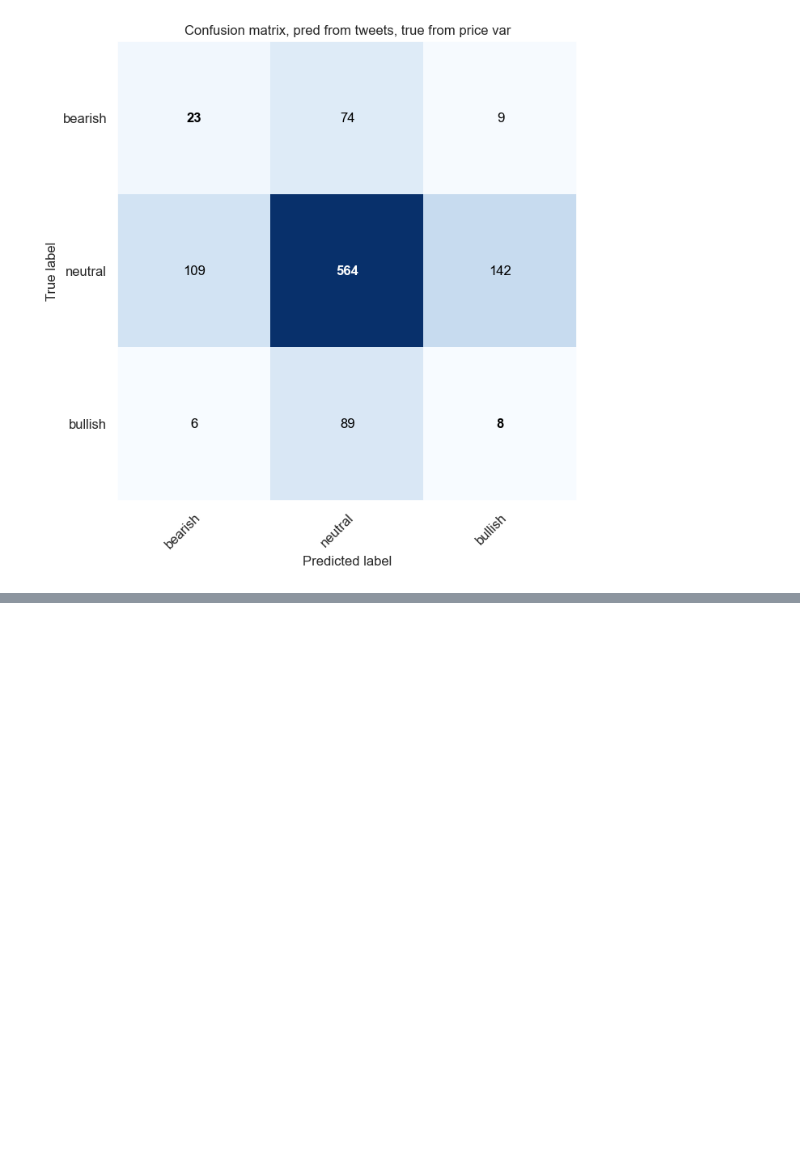
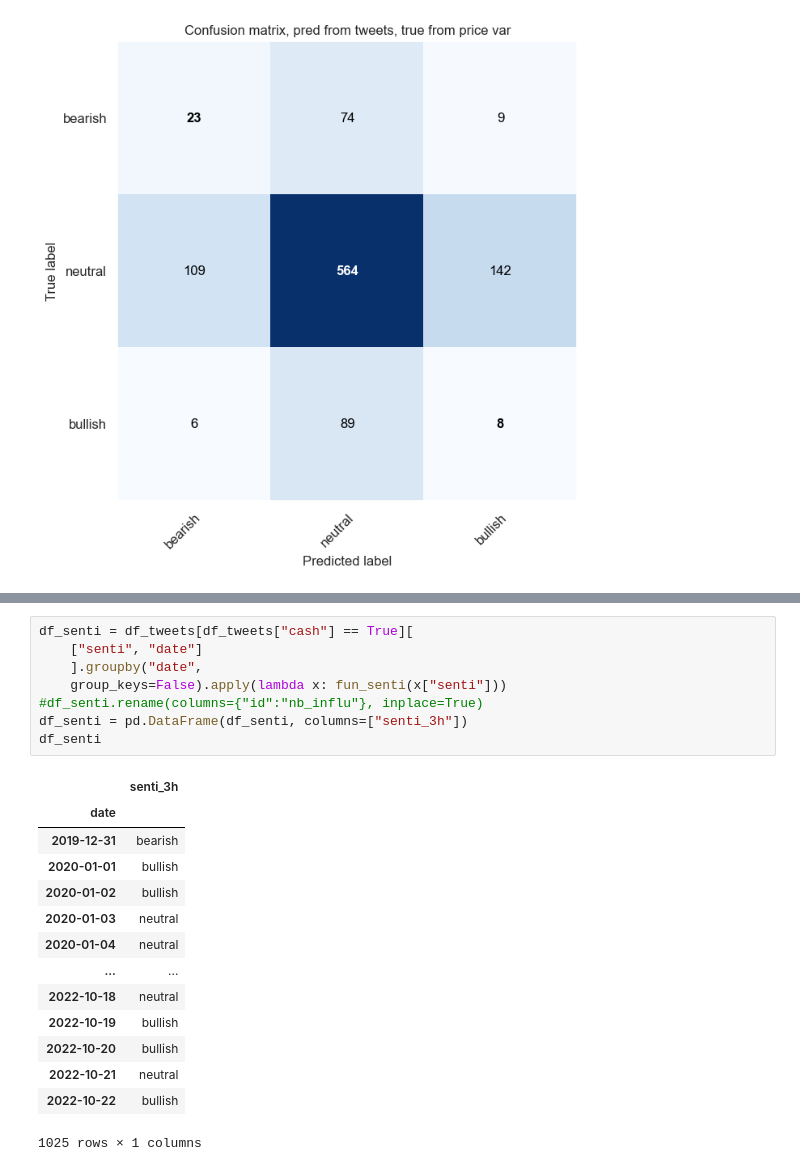
Before and after one commit to jeugregg/TokenSentiment, a Jupyter notebook: 01_data_exploration.ipynb, the cells around one changed output, grey strips where cells are left out. Saved outputs shown, nothing was run; the diff lists cells and outputs as text; blank space fills up the shorter version.

```diff
--- a/01_data_exploration.ipynb
+++ b/01_data_exploration.ipynb
@@ -2058,0 +2077,23 @@ Confusion matrix, without normalization
+# %%
+df_senti = df_tweets[df_tweets["cash"] == True][
+    ["senti", "date"]
+    ].groupby("date",
+    group_keys=False).apply(lambda x: fun_senti(x["senti"]))
+#df_senti.rename(columns={"id":"nb_influ"}, inplace=True)
+df_senti = pd.DataFrame(df_senti, columns=["senti_3h"])
+df_senti
+# %% [output]
+|  | senti_3h |
+| date |  |
+| 2019-12-31 | bearish |
+| 2020-01-01 | bullish |
+| 2020-01-02 | bullish |
+| 2020-01-03 | neutral |
+| 2020-01-04 | neutral |
+| ... | ... |
+| 2022-10-18 | neutral |
+| 2022-10-19 | bullish |
+| 2022-10-20 | bullish |
+| 2022-10-21 | neutral |
+| 2022-10-22 | bullish |
+1025 rows × 1 columns
```
Also changed, not shown: parts of 4 cells of this notebook.
